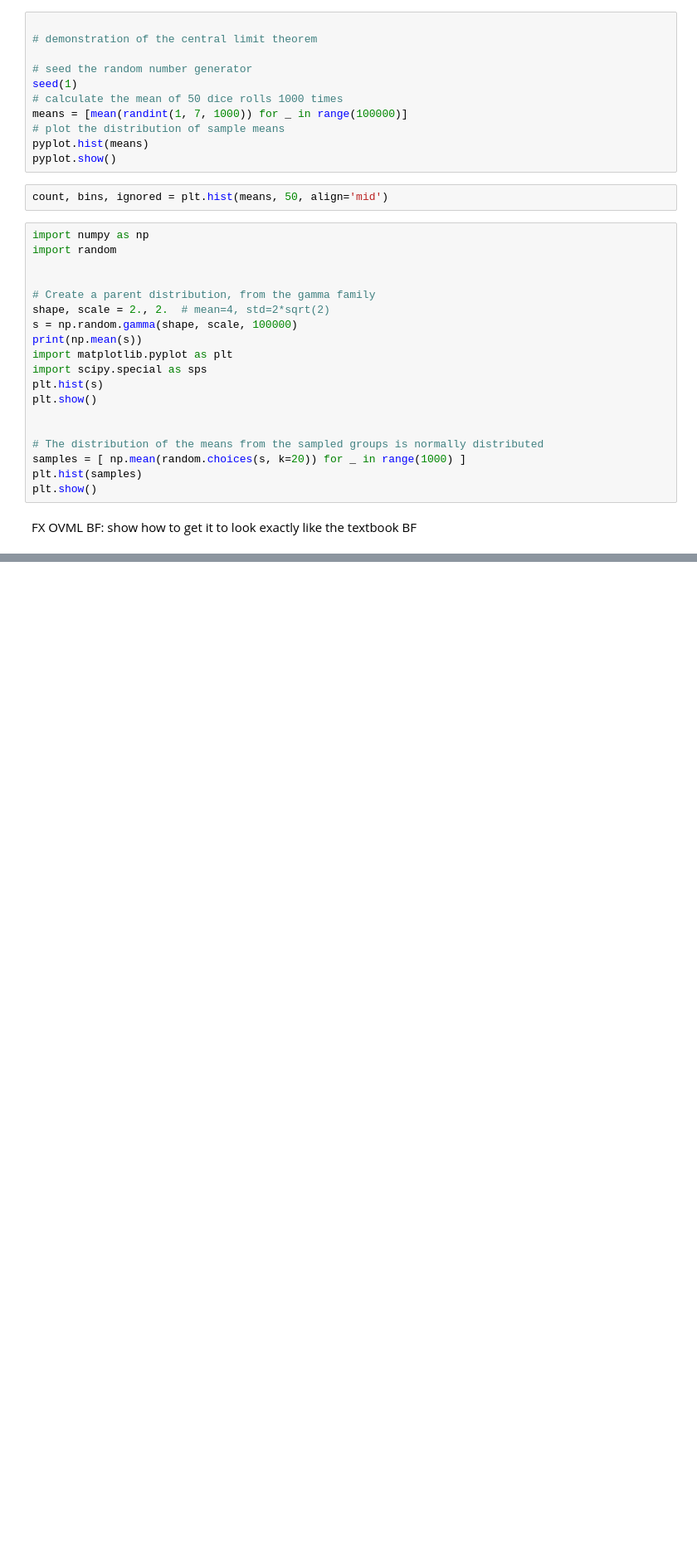
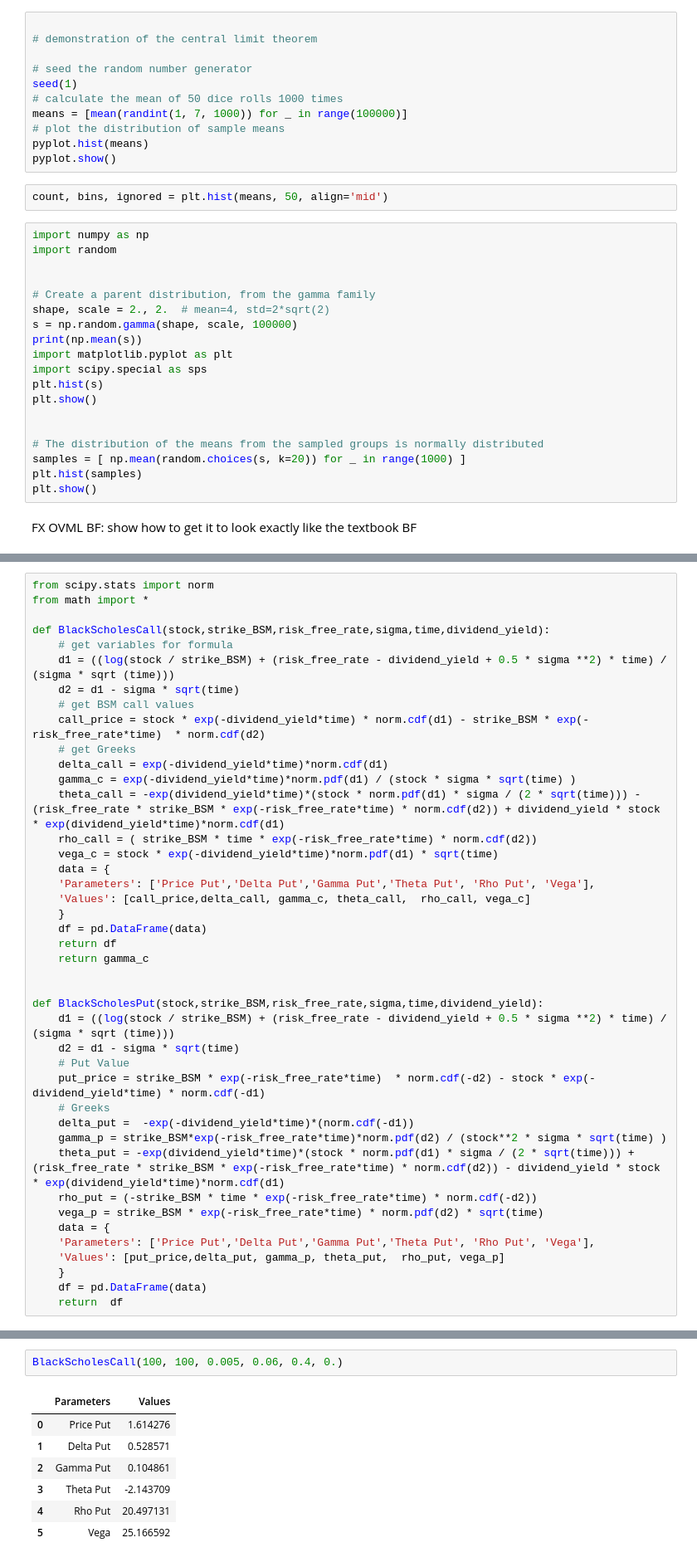
Before and after one commit to Kollanda/Python, a Jupyter notebook: Option Strategies and Position Equivalencies.ipynb, the cells around one changed output, grey strips where cells are left out. Shown at 83% size. Cells and saved outputs as stored; diff of their text form; blank space fills up the shorter version.

```diff
--- a/Option Strategies and Position Equivalencies.ipynb
+++ b/Option Strategies and Position Equivalencies.ipynb
@@ -1352,0 +1363,42 @@ FX OVML BF: show how to get it to look exactly like the textbook BF
+# %%
+from scipy.stats import norm
+from math import *
+
+def BlackScholesCall(stock,strike_BSM,risk_free_rate,sigma,time,dividend_yield):
+    # get variables for formula
+    d1 = ((log(stock / strike_BSM) + (risk_free_rate - dividend_yield + 0.5 * sigma **2) * time) / (sigma * sqrt (time)))
+    d2 = d1 - sigma * sqrt(time)
+    # get BSM call values
+    call_price = stock * exp(-dividend_yield*time) * norm.cdf(d1) - strike_BSM * exp(-risk_free_rate*time)  * norm.cdf(d2)
+    # get Greeks
+    delta_call = exp(-dividend_yield*time)*norm.cdf(d1)
+    gamma_c = exp(-dividend_yield*time)*norm.pdf(d1) / (stock * sigma * sqrt(time) )
+    theta_call = -exp(dividend_yield*time)*(stock * norm.pdf(d1) * sigma / (2 * sqrt(time))) - (risk_free_rate * strike_BSM * exp(-risk_free_rate*time) * norm.cdf(d2)) + dividend_yield * stock * exp(dividend_yield*time)*norm.cdf(d1)
+    rho_call = ( strike_BSM * time * exp(-risk_free_rate*time) * norm.cdf(d2))
+    vega_c = stock * exp(-dividend_yield*time)*norm.pdf(d1) * sqrt(time)
+    data = {
+    'Parameters': ['Price Put','Delta Put','Gamma Put','Theta Put', 'Rho Put', 'Vega'],
+    'Values': [call_price,delta_call, gamma_c, theta_call,  rho_call, vega_c]
+    }
+    df = pd.DataFrame(data)
+    return df
+    return gamma_c
+
+
+def BlackScholesPut(stock,strike_BSM,risk_free_rate,sigma,time,dividend_yield):
+    d1 = ((log(stock / strike_BSM) + (risk_free_rate - dividend_yield + 0.5 * sigma **2) * time) / (sigma * sqrt (time)))
+    d2 = d1 - sigma * sqrt(time)
+    # Put Value
+    put_price = strike_BSM * exp(-risk_free_rate*time)  * norm.cdf(-d2) - stock * exp(-dividend_yield*time) * norm.cdf(-d1)
+    # Greeks
+    delta_put =  -exp(-dividend_yield*time)*(norm.cdf(-d1))
+    gamma_p = strike_BSM*exp(-risk_free_rate*time)*norm.pdf(d2) / (stock**2 * sigma * sqrt(time) )
+    theta_put = -exp(dividend_yield*time)*(stock * norm.pdf(d1) * sigma / (2 * sqrt(time))) + (risk_free_rate * strike_BSM * exp(-risk_free_rate*time) * norm.cdf(d2)) - dividend_yield * stock * exp(dividend_yield*time)*norm.cdf(d1)
+    rho_put = (-strike_BSM * time * exp(-risk_free_rate*time) * norm.cdf(-d2))
+    vega_p = strike_BSM * exp(-risk_free_rate*time) * norm.pdf(d2) * sqrt(time)
+    data = {
+    'Parameters': ['Price Put','Delta Put','Gamma Put','Theta Put', 'Rho Put', 'Vega'],
+    'Values': [put_price,delta_put, gamma_p, theta_put,  rho_put, vega_p]
+    }
+    df = pd.DataFrame(data)
+    return  df
@@ -1352,0 +1507,10 @@ FX OVML BF: show how to get it to look exactly like the textbook BF
+# %%
+BlackScholesCall(100, 100, 0.005, 0.06, 0.4, 0.)
+# %% [output]
+|  | Parameters | Values |
+| 0 | Price Put | 1.614276 |
+| 1 | Delta Put | 0.528571 |
+| 2 | Gamma Put | 0.104861 |
+| 3 | Theta Put | -2.143709 |
+| 4 | Rho Put | 20.497131 |
+| 5 | Vega | 25.166592 |
```
Also changed, not shown: parts of 17 cells of this notebook.
